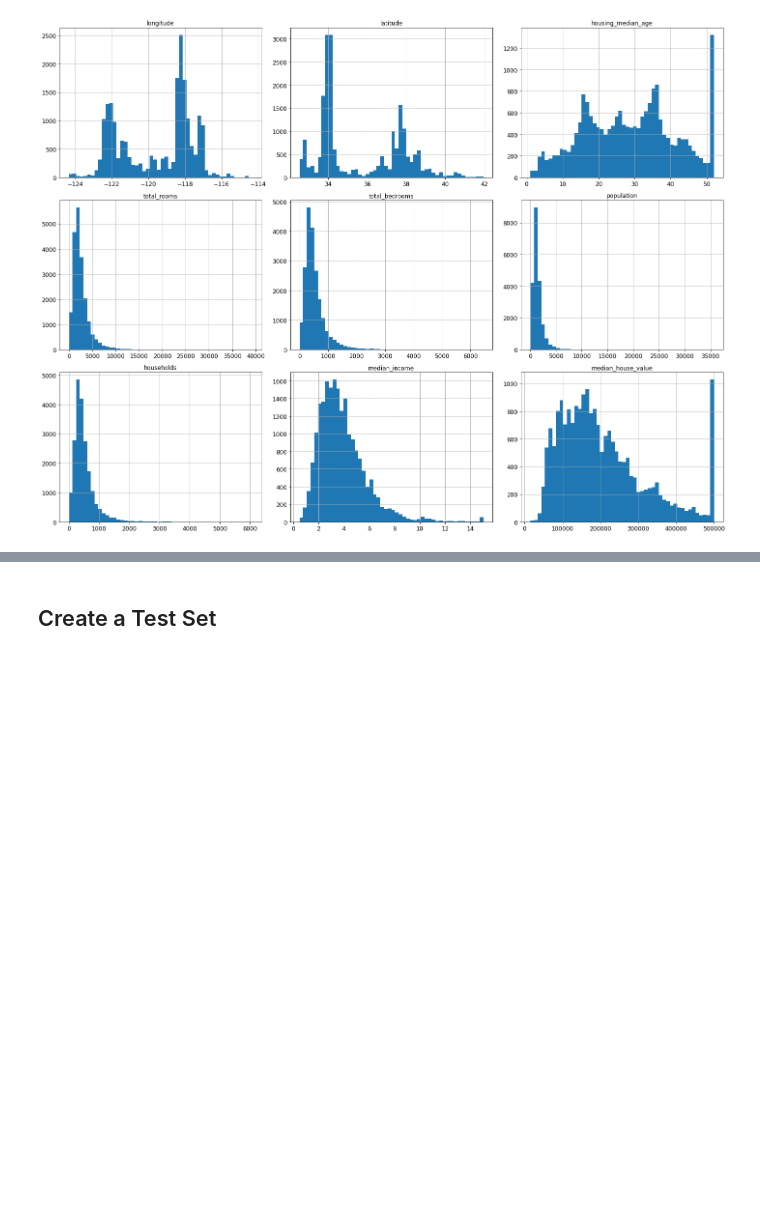
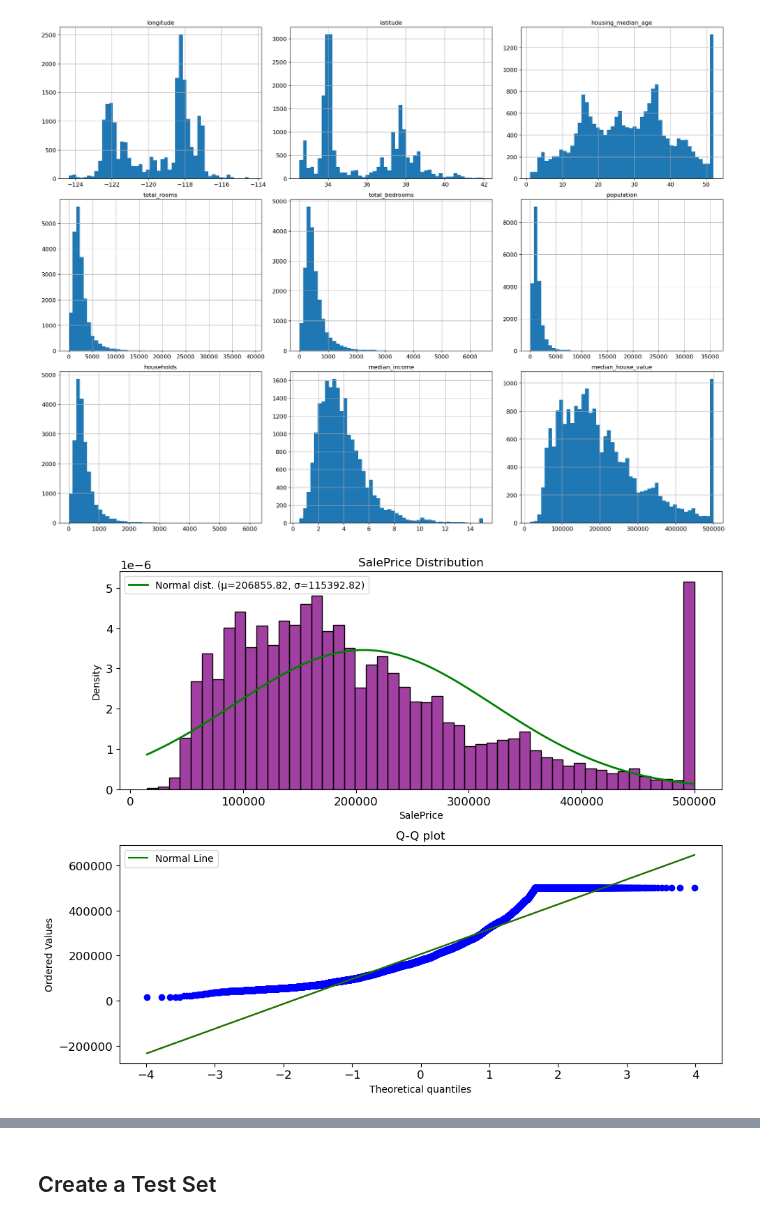
Before and after one commit to numustafa/handson-ml2, a Jupyter notebook: 02_end_to_end_machine_learning_project.ipynb, the cells around one changed output, grey strips where cells are left out. Cells and saved outputs as stored; diff of their text form; code cells hidden in the pictures; blank space fills up the shorter version.

```diff
--- a/02_end_to_end_machine_learning_project.ipynb
+++ b/02_end_to_end_machine_learning_project.ipynb
@@ -141,3 +141,38 @@ plt.show()
 # %% [output]
 Saving figure attribute_histogram_plots
 [figure]
+# %%
+# check if the response variable is normal?
+import scipy.stats as stats
+import seaborn as sns
+import matplotlib.pyplot as plt
+
+# Fit a normal distribution to the SalePrice data
+mu, sigma = stats.norm.fit(housing['median_house_value'])
+
+# Create a figure with two subplots
+fig, (ax1, ax2) = plt.subplots(nrows=2, ncols=1, figsize=(10, 8))
+
+# Plot the histogram with the normal distribution overlay on the first subplot
+sns.histplot(housing['median_house_value'], kde=False, bins=50, ax=ax1, color='purple', stat="density")
+x_norm = np.linspace(housing['median_house_value'].min(), housing['median_house_value'].max(), 100)
+pdf = stats.norm.pdf(x_norm, mu, sigma)
+ax1.plot(x_norm, pdf, 'g', linewidth=2, label=f"Normal dist. (μ={mu:.2f}, σ={sigma:.2f})")
+ax1.set_title("SalePrice Distribution")
+ax1.set_xlabel("SalePrice")
+ax1.set_ylabel("Density")
+ax1.legend()
+
+# Create a Q-Q plot on the second subplot
+res = stats.probplot(housing['median_house_value'], plot=ax2)
+slope, intercept, r_value, p_value, std_err = stats.linregress(res[0][0], res[0][1])
+line_x = np.array(res[0][0])
+line_y = intercept + slope * line_x
+ax2.plot(line_x, line_y, 'g', label="Normal Line")
+ax2.set_title("Q-Q plot")
+ax2.legend()
+
+plt.tight_layout()
+plt.show()
+# %% [output]
+[figure, added]
```
Also changed, not shown: parts of 101 cells of this notebook.
